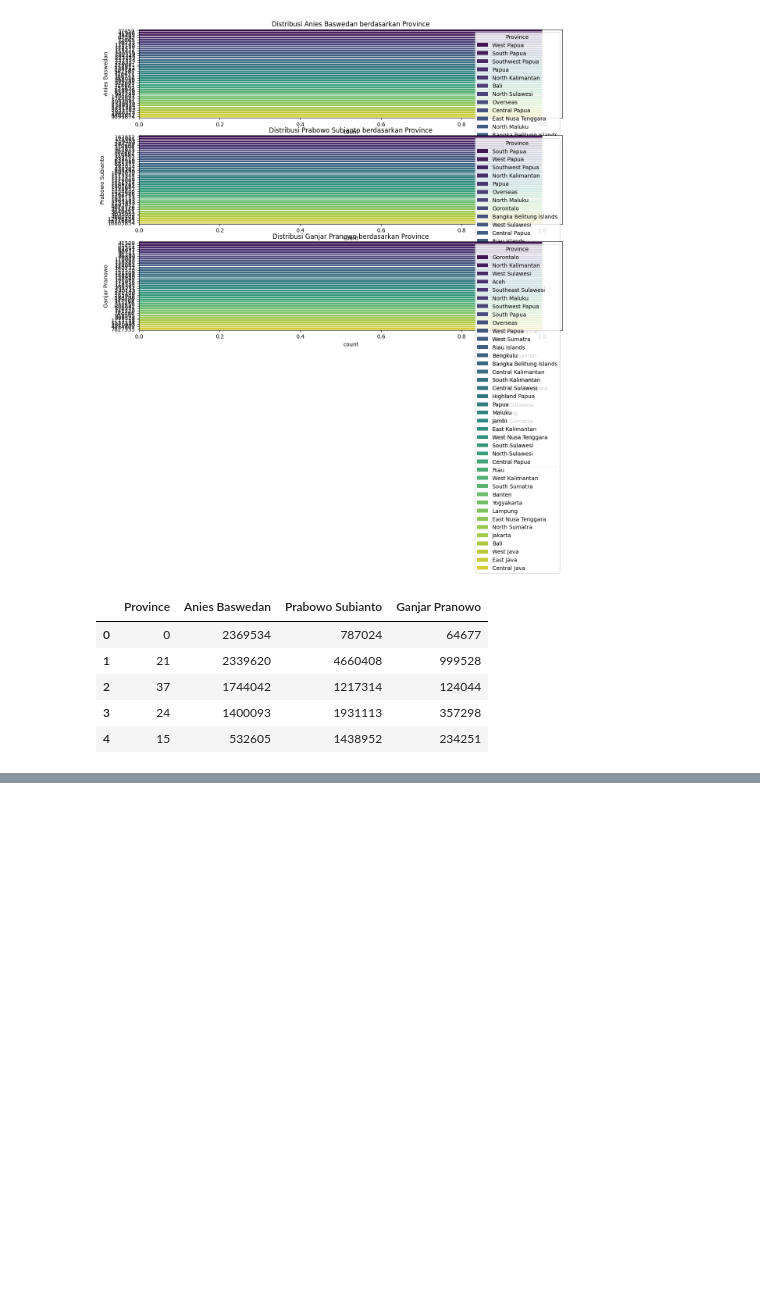
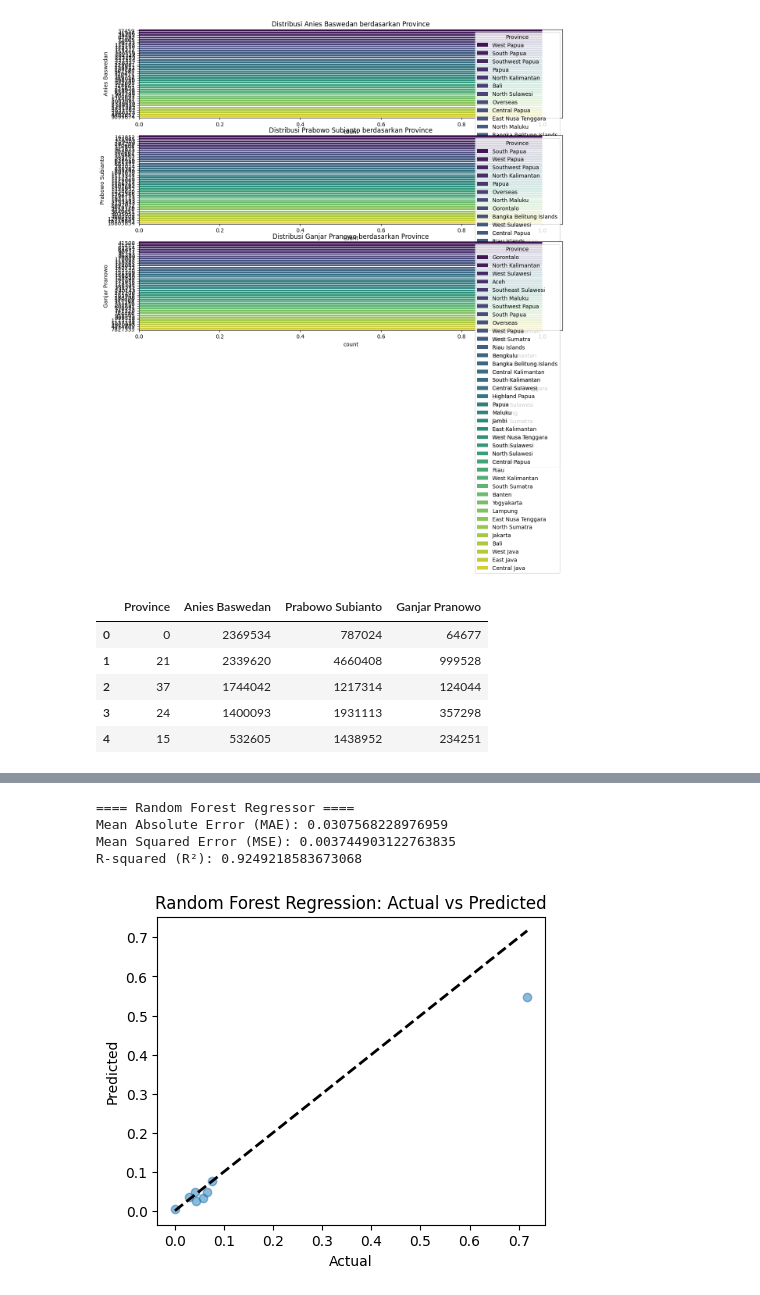
Before and after one commit to WildanFadhilNazaruddin/Belajar-Machine-Learning-Dasar, a Jupyter notebook: Belajar /main.ipynb, the cells around one changed output, grey strips where cells are left out. Drawn from its saved outputs; the diff is of its cells as text; code cells hidden in the pictures; blank space fills up the shorter version.

```diff
--- a/Belajar /main.ipynb
+++ b/Belajar /main.ipynb
@@ -202,0 +290,29 @@ print(f"Test set shape: X_test={X_test.shape}, y_test={y_test.shape}")
+# %%
+from sklearn.metrics import mean_absolute_error, mean_squared_error, r2_score
+
+# Random Forest
+y_pred_rf = rf.predict(X_test)
+
+# Calculate regression metrics
+mae_rf = mean_absolute_error(y_test, y_pred_rf)
+mse_rf = mean_squared_error(y_test, y_pred_rf)
+r2_rf = r2_score(y_test, y_pred_rf)
+
+print("==== Random Forest Regressor ====")
+print(f"Mean Absolute Error (MAE): {mae_rf}")
+print(f"Mean Squared Error (MSE): {mse_rf}")
+print(f"R-squared (R²): {r2_rf}")
+
+plt.figure(figsize=(5, 4))
+plt.scatter(y_test, y_pred_rf, alpha=0.5)
+plt.plot([y_test.min(), y_test.max()], [y_test.min(), y_test.max()], 'k--', lw=2)
+plt.xlabel('Actual')
+plt.ylabel('Predicted')
+plt.title('Random Forest Regression: Actual vs Predicted')
+plt.show()
+# %% [output]
+==== Random Forest Regressor ====
+Mean Absolute Error (MAE): 0.0307568228976959
+Mean Squared Error (MSE): 0.003744903122763835
+R-squared (R²): 0.9249218583673068
+[figure, added]
```
Also changed, not shown: parts of 8 cells of this notebook.
